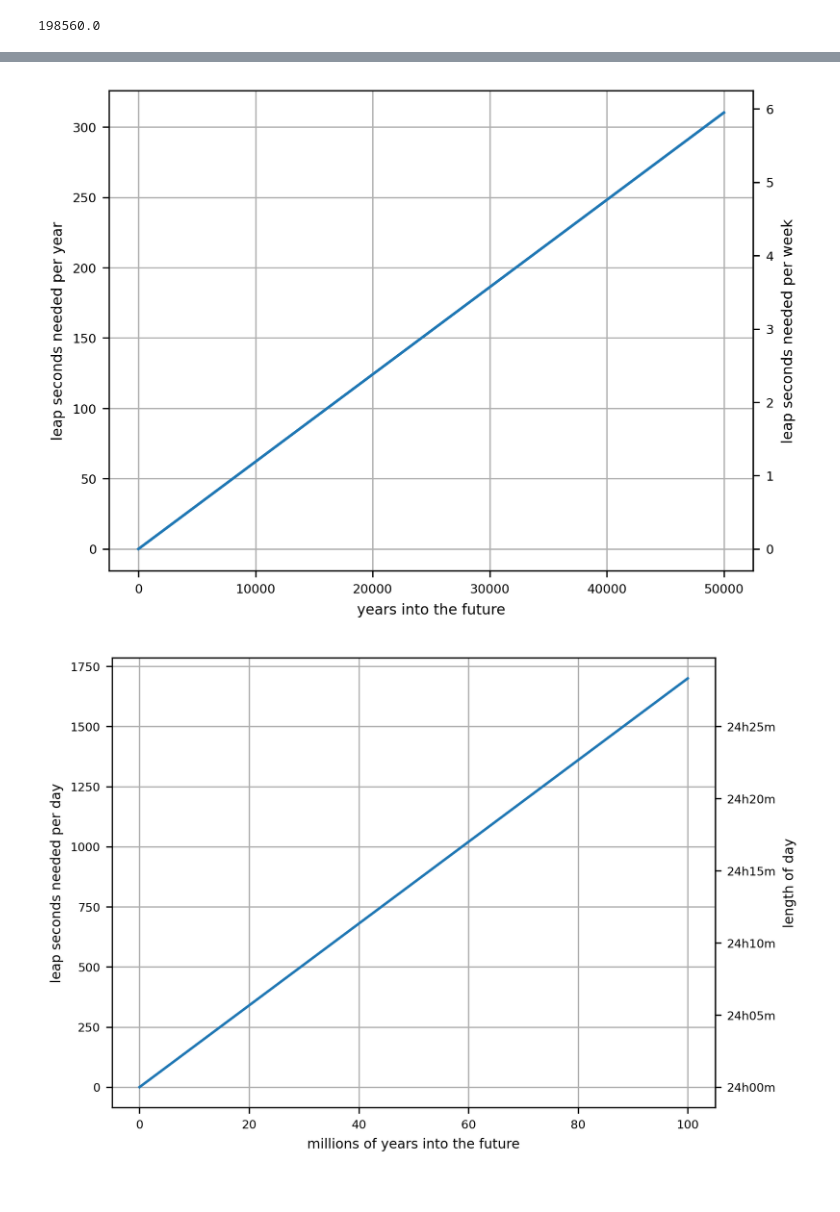
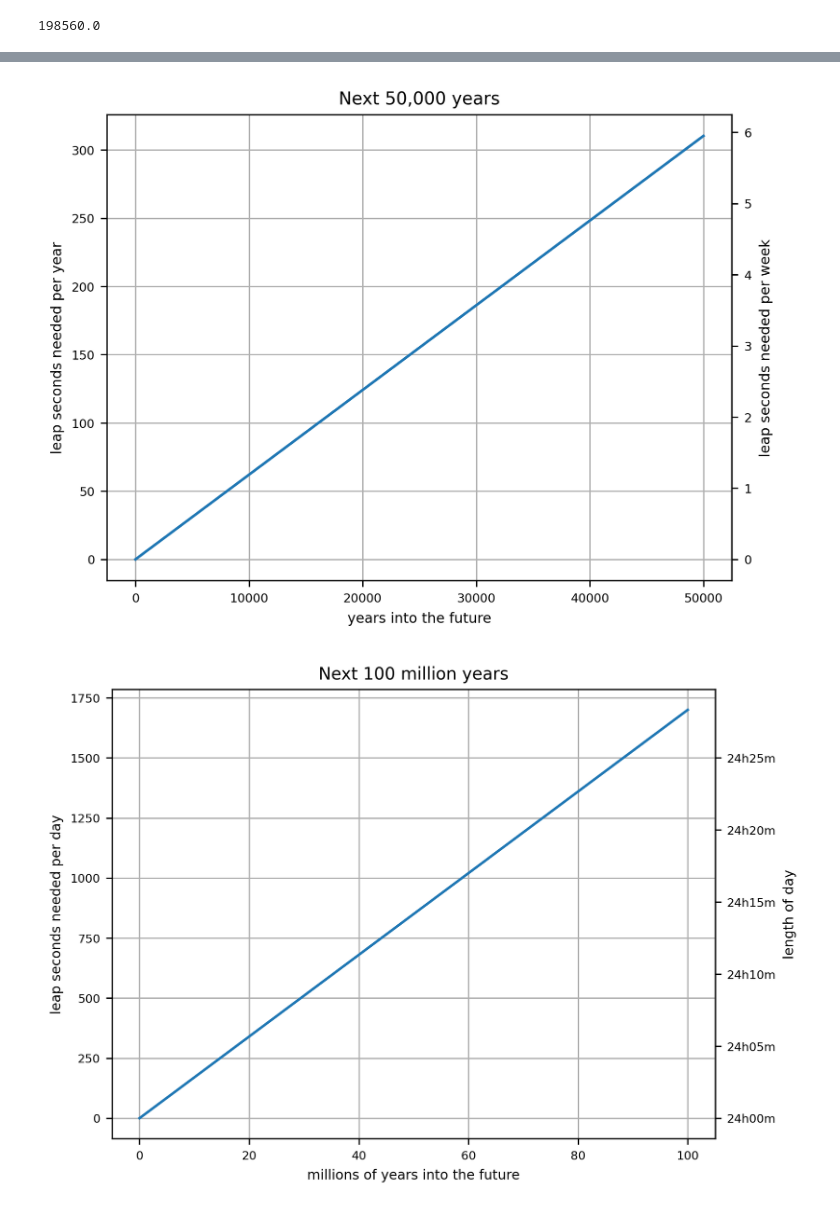
Before and after one commit to multi-io/mydocs-pub, a Jupyter notebook: math/leapseconds/leapseconds.ipynb, the cells around one changed output, grey strips where cells are left out. Drawn from its saved outputs; the diff is of its cells as text; code cells hidden in the pictures.

```diff
--- a/math/leapseconds/leapseconds.ipynb
+++ b/math/leapseconds/leapseconds.ipynb
@@ -134,20 +150,22 @@ Text(0, 0.5, 'cumulative time of day deviation')
 # %%
 years = np.linspace(0,50000,100)
 leapsec_per_year = length_of_day_delta(years) * 365
 fig, ax = plt.subplots()
+ax.set_title("Next 50,000 years")
 ax.plot(years, leapsec_per_year)
 ax.set_xlabel("years into the future")
 ax.set_ylabel("leap seconds needed per year")
 ax.grid(True)
 secax = ax.secondary_yaxis(location='right', functions=(lambda year: year*7/365, lambda week: week*365/7))
 secax.set_ylabel('leap seconds needed per week')
 secax.grid(True)
 # %% [output]
-[figure, old version]
+[figure, new version]
 # %%
 years = np.linspace(0,100e6,100)
 leapsec_per_day = length_of_day_delta(years)
 fig, ax = plt.subplots()
+ax.set_title("Next 100 million years")
 ax.plot(years/1e6, leapsec_per_day)
 ax.set_xlabel("millions of years into the future")
 ax.set_ylabel("leap seconds needed per day")
@@ -158,4 +176,4 @@ secax.yaxis.set_major_formatter(FuncFormatter(seconds_to_hhmm))
 secax.yaxis.set_major_locator(MultipleLocator(300))
 secax.grid(True)
 # %% [output]
-[figure, old version]
+[figure, new version]
```
Also changed, not shown: parts of 12 cells of this notebook, 1 other file.
